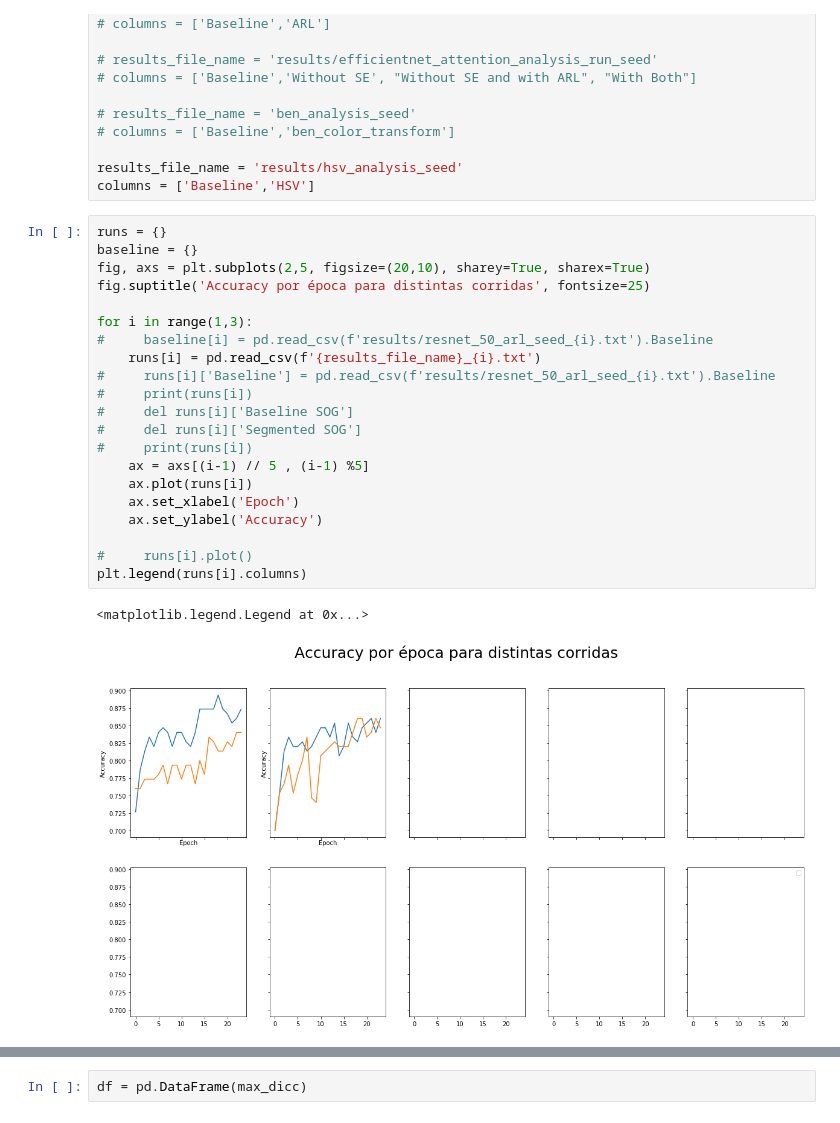
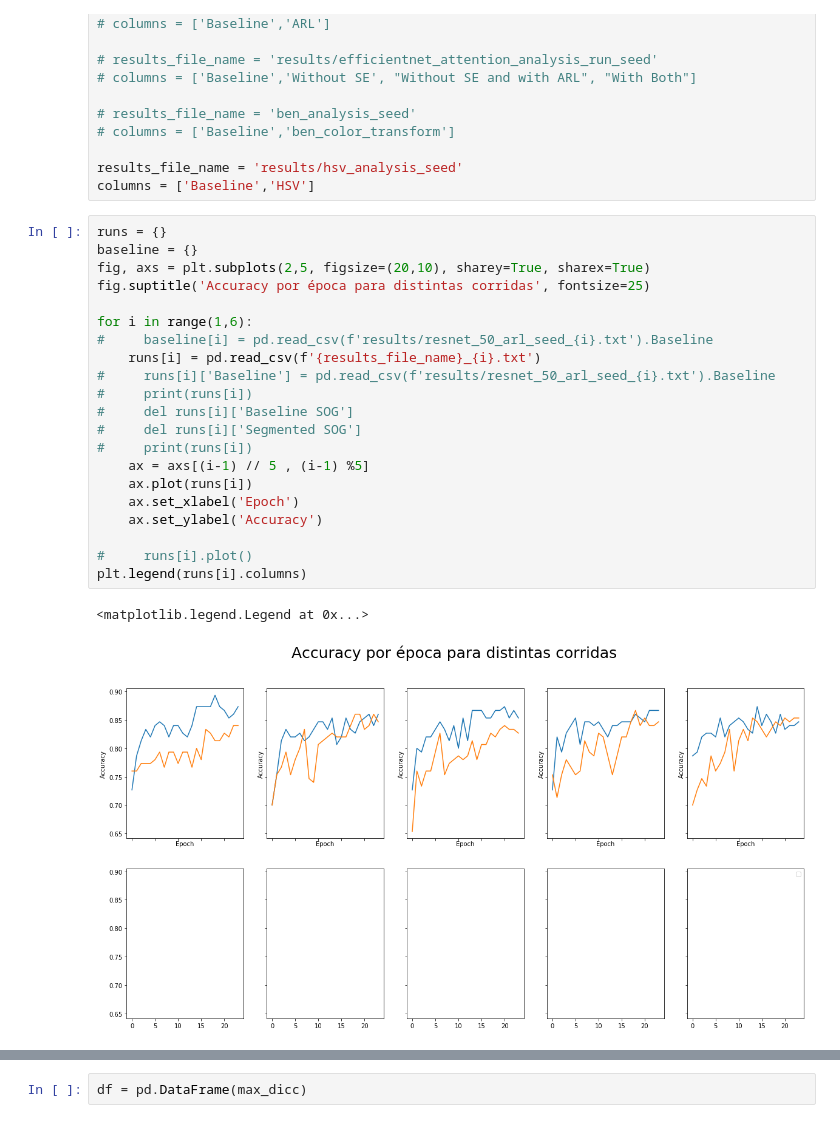
Before and after one commit to mikealche/tesis, a Jupyter notebook: Monitor.ipynb, the cells around one changed output, grey strips where cells are left out. Drawn from its saved outputs; the diff is of its cells as text.

```diff
--- a/Monitor.ipynb
+++ b/Monitor.ipynb
@@ -27,27 +27,27 @@ columns = ['Baseline','HSV']
 # %%
 runs = {}
 baseline = {}
 fig, axs = plt.subplots(2,5, figsize=(20,10), sharey=True, sharex=True)
 fig.suptitle('Accuracy por época para distintas corridas', fontsize=25)
 
-for i in range(1,3):
+for i in range(1,6):
 #     baseline[i] = pd.read_csv(f'results/resnet_50_arl_seed_{i}.txt').Baseline
     runs[i] = pd.read_csv(f'{results_file_name}_{i}.txt')
 #     runs[i]['Baseline'] = pd.read_csv(f'results/resnet_50_arl_seed_{i}.txt').Baseline
 #     print(runs[i])
 #     del runs[i]['Baseline SOG']
 #     del runs[i]['Segmented SOG']
 #     print(runs[i])
     ax = axs[(i-1) // 5 , (i-1) %5]
     ax.plot(runs[i])
     ax.set_xlabel('Epoch')
     ax.set_ylabel('Accuracy')
 
 #     runs[i].plot()
 plt.legend(runs[i].columns)
 # %% [output]
 <matplotlib.legend.Legend at 0x...>
-[figure, old version]
+[figure, new version]
 # %%
 max_dicc = {col: [runs[r].max()[col] for r in runs] for col in columns }
 
```
Also changed, not shown: parts of 2 cells of this notebook, 2 other files.
